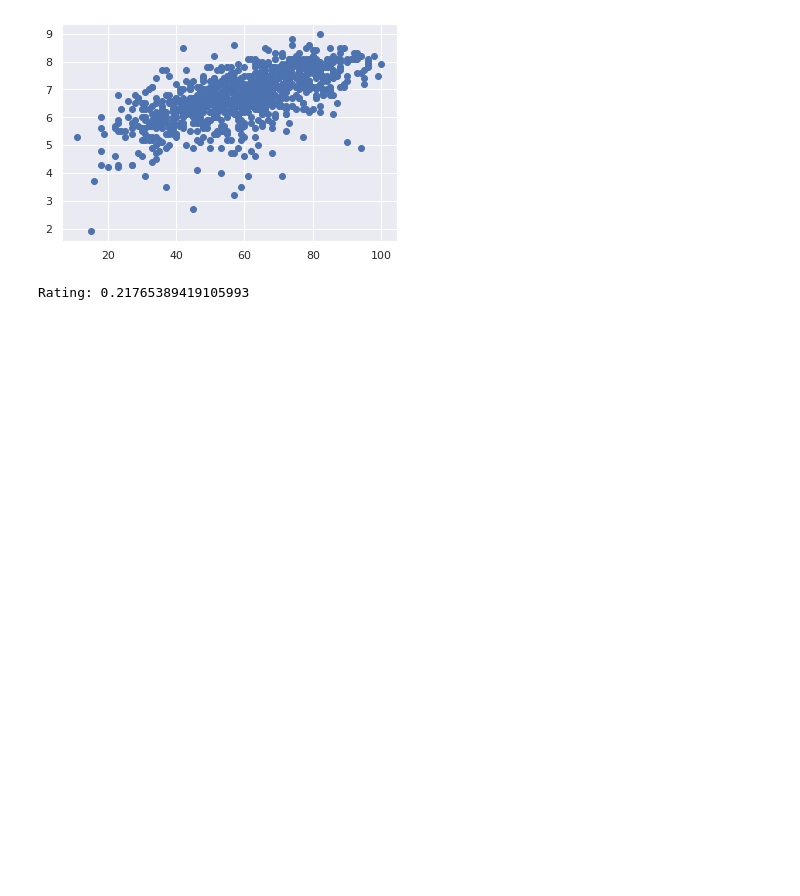
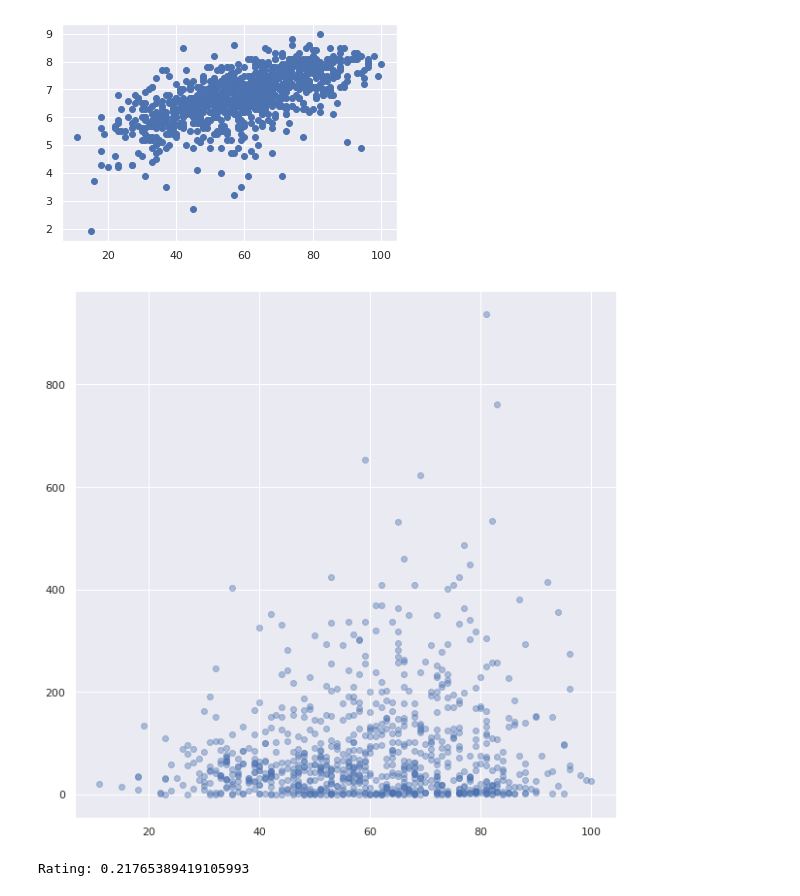
Before and after one commit to Christian-Kohl/imdbDataset, a Jupyter notebook: IMDB Exploratory Analysis.ipynb, the cells around one changed output. Drawn from its saved outputs; the diff is of its cells as text; code cells hidden in the pictures; blank space fills up the shorter version.

```diff
--- a/IMDB Exploratory Analysis.ipynb
+++ b/IMDB Exploratory Analysis.ipynb
@@ -75,6 +85,13 @@ plt.scatter(imdb.Metascore, imdb.Rating)
 plt.show()
 # %% [output]
 [figure]
+# %%
+imdb_top100 = imdb.sort_values(by=['Rating'])[:1000]
+plt.figure(figsize=(10, 10))
+plt.scatter(imdb_top100.Metascore, imdb_top100.Revenue, alpha=0.4)
+plt.show()
+# %% [output]
+[figure, added]
 # %%
 print("Rating:",imdb['Rating'].corr(imdb['Revenue']))
 plt.scatter(imdb.Rating, imdb.Revenue)
```
Also changed, not shown: parts of 3 cells of this notebook.
